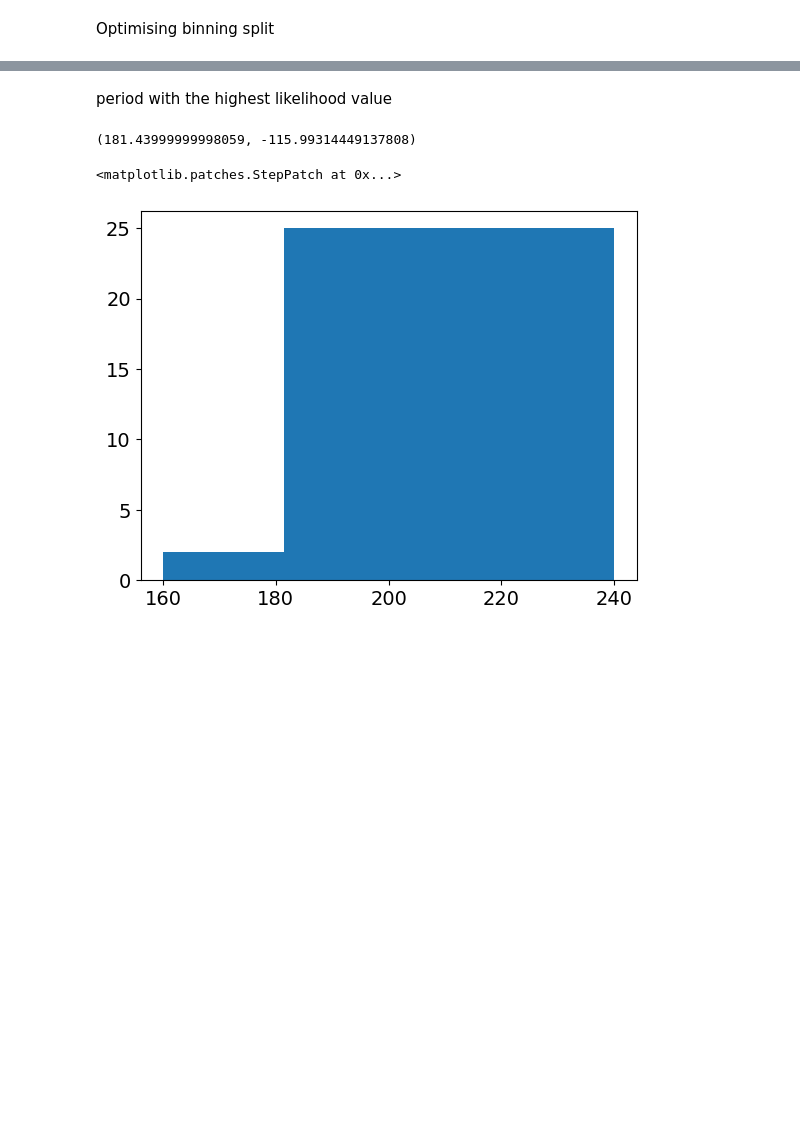
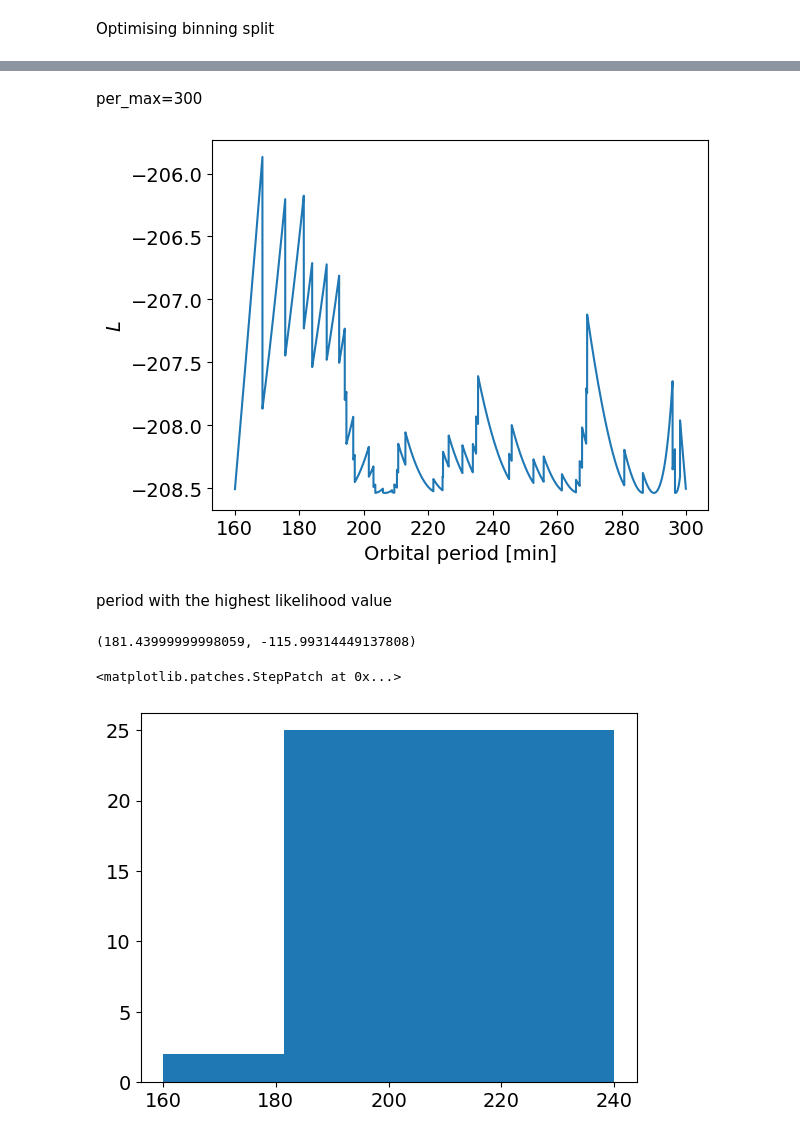
Before and after one commit to wknop/licencjat, a Jupyter notebook: notebook1.ipynb, the cells around one changed output, grey strips where cells are left out. Drawn from its saved outputs; the diff is of its cells as text; code cells hidden in the pictures; blank space fills up the shorter version.

Commit message:
added plots for different values of per_max

```diff
--- a/notebook1.ipynb
+++ b/notebook1.ipynb
@@ -281,3 +282,25 @@ plt.rc('font', size=14)
+# %% [markdown]
+per_max=300
+# %%
+per_min = 160
+per_max = 300
+x_rang = df_non_polars['per']
+x_rang = x_rang[x_rang.between(per_min, per_max)]
+period_split = np.arange(per_min + .1, per_max -.1, .01)
+period_boundaries = np.array([per_min, per_max])
+# logL_values (splits=period_split, data=x_rang, alfa=2, boundaries=period_boundaries)
+plt.plot(period_split, logL_values (splits=period_split, data=x_rang, alfa=1.00001, boundaries=period_boundaries))
+# plt.scatter(181.43999999998059, -115.99314449137808, color = 'red')
+# plt.axvline(181.43999999998059, color = 'red', linestyle='--')
+# plt.axhline(-115.99314449137808, color = 'red', linestyle='--')
+plt.xlabel('Orbital period [min]')
+plt.ylabel('$L$')
+# plt.plot(period_split, logL_values (splits=period_split, data=x_rang, alfa=10, boundaries=period_boundaries))
+# plt.plot(period_split, logL_values (splits=period_split, data=x_rang, alfa=0.1, boundaries=period_boundaries))
+# plt.plot(period_split, logL_values (splits=period_split, data=x_rang, alfa=0.01, boundaries=period_boundaries))
+plt.rc('font', size=14)
+# %% [output]
+[figure, added]
 # %% [markdown]
 period with the highest likelihood value
 # %%
```
Also changed, not shown: parts of 6 cells of this notebook.
